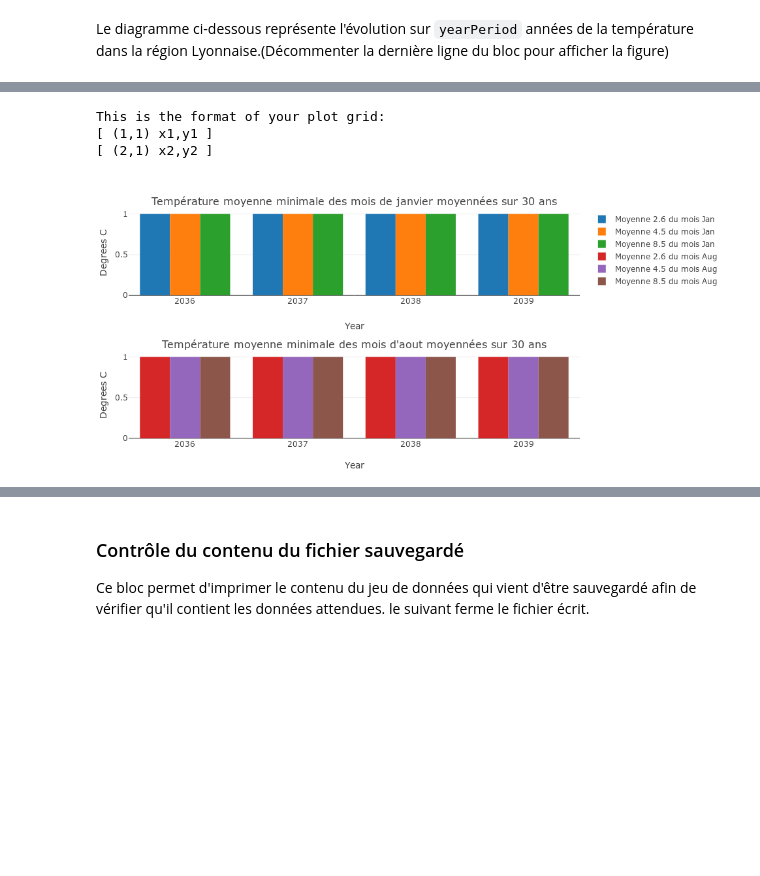
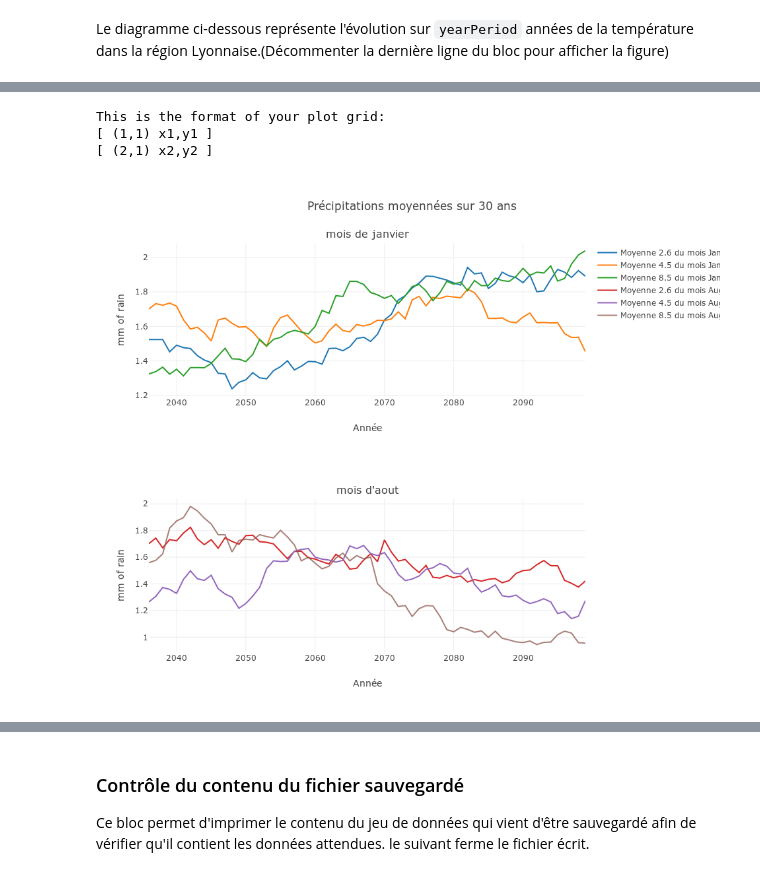
Before and after one commit to g-vidal/CahiersDeProgrammesClimat, a Jupyter notebook: lyonTmax3scen2006-2100.ipynb, the cells around one changed output, grey strips where cells are left out. Drawn from its saved outputs; the diff is of its cells as text; code cells hidden in the pictures; blank space fills up the shorter version.

```diff
--- a/lyonTmax3scen2006-2100.ipynb
+++ b/lyonTmax3scen2006-2100.ipynb
@@ -32,7 +32,7 @@ Importation des données de températures depuis le fichier obtenu auprès du [s
 
 L'exemple utilisé ici a été réalisé avec une grille de 10 x 10 noeuds centrés sur la ville de Lyon, pour obtenir un jeu de données se reporter au manuel numérique réalisé par E. Le Jan et CArole Larose dans le cadre du projet "Climat et Météo Tremplin pour l'enseignement des sciences". Les instructions d'affichage commentées (pour la plupart) permettent de vérifier les propriétés  du fichier obtenu ainsi que les variables qui pourront être utilisées. Ces affichages sont facultatifs et peuvent être commentés sans conséquence pour la suite.
 # %%
-tMaxLyon = nc.Dataset('http://geoloc-tremplin.ens-lyon.fr/climato-data/Lyon-1/tmin_tmax-rstr_Lyon-26-45-85.nc')
+tMaxLyon = nc.Dataset('http://geoloc-tremplin.ens-lyon.fr/climato-data/Lyon-1/tmin-tmax-rstr_Lyon-26-45-85.nc')
 print('Description des données issues du modèle : \n',tMaxLyon,'\n')
 print('Variables disponibles :',tMaxLyon.variables.keys()) # get all variable names
 #print('Taille du tableau tasmax :',tMaxLyon.variables['tasmax'].shape ,'\n')
@@ -209,8 +212,8 @@ Calcul de la moyenne des températures mensuelles sur `yearInterval` ans pendant
 moyMAreaInterval_26 = np.zeros((lencalcMonths,yearPeriod))
 moyMAreaInterval_45 = np.zeros((lencalcMonths,yearPeriod))
 moyMAreaInterval_85 = np.zeros((lencalcMonths,yearPeriod))
-yearPeriod = yearPeriod - yearInterval
-for p in range(yearPeriod) :
+yearPeriodM = yearPeriod - yearInterval
+for p in range(yearPeriodM) :
     a = startYear + p
     b = endYear + p
     moyMAreaInterval_26[:,p] = np.mean(lyon_tmax26[a:b,calcMonth,startj:endj,starti:endi],axis=(0,2,3))
@@ -218,7 +221,7 @@ for p in range(yearPeriod) :
     moyMAreaInterval_85[:,p] = np.mean(lyon_tmax85[a:b,calcMonth,startj:endj,starti:endi],axis=(0,2,3))
 #print(moyAreaInterval)
 firstPlotYear = startYear + yearInterval
-lastPlotYear = firstPlotYear + yearPeriod
+lastPlotYear = firstPlotYear + yearPeriodM
 data = [] * lencalcMonths
 trace = [] * lencalcMonths
 # %% [markdown]
@@ -308,8 +313,8 @@ This is the format of your plot grid:
 moymAreaInterval_26 = np.zeros((lencalcMonths,yearPeriod))
 moymAreaInterval_45 = np.zeros((lencalcMonths,yearPeriod))
 moymAreaInterval_85 = np.zeros((lencalcMonths,yearPeriod))
-yearPeriod = yearPeriod - yearInterval
-for p in range(yearPeriod) :
+yearPeriodm = yearPeriod - yearInterval
+for p in range(yearPeriodm) :
     a = startYear + p
     b = endYear + p
     moymAreaInterval_26[:,p] = np.mean(lyon_tmin26[a:b,calcMonth,startj:endj,starti:endi],axis=(0,2,3))
@@ -317,7 +322,7 @@ for p in range(yearPeriod) :
     moymAreaInterval_85[:,p] = np.mean(lyon_tmin85[a:b,calcMonth,startj:endj,starti:endi],axis=(0,2,3))
 #print(moyAreaInterval)
 firstPlotYear = startYear + yearInterval
-lastPlotYear = firstPlotYear + yearPeriod
+lastPlotYear = firstPlotYear + yearPeriodm
 data = [] * lencalcMonths
 trace = [] * lencalcMonths
 # %% [markdown]
@@ -407,8 +419,8 @@ This is the format of your plot grid:
 moypAreaInterval_26 = np.zeros((lencalcMonths,yearPeriod))
 moypAreaInterval_45 = np.zeros((lencalcMonths,yearPeriod))
 moypAreaInterval_85 = np.zeros((lencalcMonths,yearPeriod))
-yearPeriod = yearPeriod - yearInterval
-for p in range(yearPeriod) :
+yearPeriodp = yearPeriod - yearInterval
+for p in range(yearPeriodp) :
     a = startYear + p
     b = endYear + p
     moypAreaInterval_26[:,p] = np.mean(lyon_rstr26[a:b,calcMonth,startj:endj,starti:endi],axis=(0,2,3))
@@ -416,49 +428,51 @@ for p in range(yearPeriod) :
     moypAreaInterval_85[:,p] = np.mean(lyon_rstr85[a:b,calcMonth,startj:endj,starti:endi],axis=(0,2,3))
 #print(moyAreaInterval)
 firstPlotYear = startYear + yearInterval
-lastPlotYear = firstPlotYear + yearPeriod
+lastPlotYear = firstPlotYear + yearPeriodp
 data = [] * lencalcMonths
 trace = [] * lencalcMonths
 # %%
 
 q = 0
-trace26_0 = go.Histogram(
+trace26_0 = go.Scatter(
     x = lyon_year[firstPlotYear:lastPlotYear],
     y = moypAreaInterval_26[q,:],
-    name ='Moyenne 2.6 du mois %s'%lyon_month[calcMonth[q]]
+    name ='Moyenne 2.6 du mois %s'%lyon_month[calcMonth[q]],
 )
-trace45_0 = go.Histogram(
+trace45_0 = go.Scatter(
     x = lyon_year[firstPlotYear:lastPlotYear],
     y = moypAreaInterval_45[q,:],
-    name ='Moyenne 4.5 du mois %s'%lyon_month[calcMonth[q]]
+    name ='Moyenne 4.5 du mois %s'%lyon_month[calcMonth[q]],
 )
-trace85_0 = go.Histogram(
+trace85_0 = go.Scatter(
     x = lyon_year[firstPlotYear:lastPlotYear],
     y = moypAreaInterval_85[q,:],
-    name ='Moyenne 8.5 du mois %s'%lyon_month[calcMonth[q]]
+    name ='Moyenne 8.5 du mois %s'%lyon_month[calcMonth[q]],
 )
 
 q = 1
-trace26_1 = go.Histogram(
+trace26_1 = go.Scatter(
     x = lyon_year[firstPlotYear:lastPlotYear],
     y = moypAreaInterval_26[q,:],
-    name ='Moyenne 2.6 du mois %s'%lyon_month[calcMonth[q]]
+    name ='Moyenne 2.6 du mois %s'%lyon_month[calcMonth[q]],
 )
-trace45_1 = go.Histogram(
+trace45_1 = go.Scatter(
     x = lyon_year[firstPlotYear:lastPlotYear],
     y = moypAreaInterval_45[q,:],
-    name ='Moyenne 4.5 du mois %s'%lyon_month[calcMonth[q]]
+    name ='Moyenne 4.5 du mois %s'%lyon_month[calcMonth[q]],
 )
 
-trace85_1 = go.Histogram(
+trace85_1 = go.Scatter(
     x = lyon_year[firstPlotYear:lastPlotYear],
     y = moypAreaInterval_85[q,:],
-    name ='Moyenne 8.5 du mois %s'%lyon_month[calcMonth[q]]
+    name ='Moyenne 8.5 du mois %s'%lyon_month[calcMonth[q]],
+    opacity=0.75
 )
 
 fig = tools.make_subplots(rows=2,
                           cols=1,
-                          subplot_titles=("Température moyenne minimale des mois de janvier moyennées sur 30 ans","Température moyenne minimale des mois d'aout moyennées sur 30 ans"))
+                          subplot_titles=("mois de janvier",
+                                          "mois d'aout"))
 
 fig.append_trace(trace26_0, 1, 1)
 fig.append_trace(trace45_0, 1, 1)
@@ -466,37 +480,38 @@ fig.append_trace(trace85_0, 1, 1)
 fig.append_trace(trace26_1, 2, 1)
 fig.append_trace(trace45_1, 2, 1)
 fig.append_trace(trace85_1, 2, 1)
 
-fig['layout']['xaxis1'].update(title='Year')
-fig['layout']['xaxis2'].update(title='Year')
-fig['layout']['yaxis1'].update(title='Degrees C')
-fig['layout']['yaxis2'].update(title='Degrees C')
-fig['layout']['margin'] = {'l': 50, 'r': 10, 'b': 50, 't': 50}
+fig['layout']['xaxis1'].update(title='Année')
+fig['layout']['xaxis2'].update(title='Année')
+fig['layout']['yaxis1'].update(title='mm of rain')
+fig['layout']['yaxis2'].update(title='mm of rain')
+fig['layout'].update(height=800, width=900, title='Précipitations moyennées sur 30 ans')
+#fig['layout']['margin'] = {'l': 50, 'r': 10, 'b': 50, 't': 50}
 #fig['layout'].update(title='Température moyenne maximale du mois de juillet',
 #                     autosize=False, width=800, height=380)
+
 
 
 
 layout = dict (
            title = "Température moyenne minimale des mois de l'année moyennées sur 30 ans",
            xaxis = dict(
                  title = 'Année',
                  showline=True,
                  showticklabels=True,
                  ticklen=5
              ),
              yaxis = dict(
                  title = 'Temperature (degrees Celsius)',
                  showline=True,
                  showticklabels=True
              ),
 )
 
-#fig = dict(data=data, layout=layout)
 
 py.iplot(fig, filename='basic-line')
 # %% [output]
 This is the format of your plot grid:
 [ (1,1) x1,y1 ]
 [ (2,1) x2,y2 ]
-[figure, old version]
+[figure, new version]
```
Also changed, not shown: parts of 7 cells of this notebook, 1 other file.
